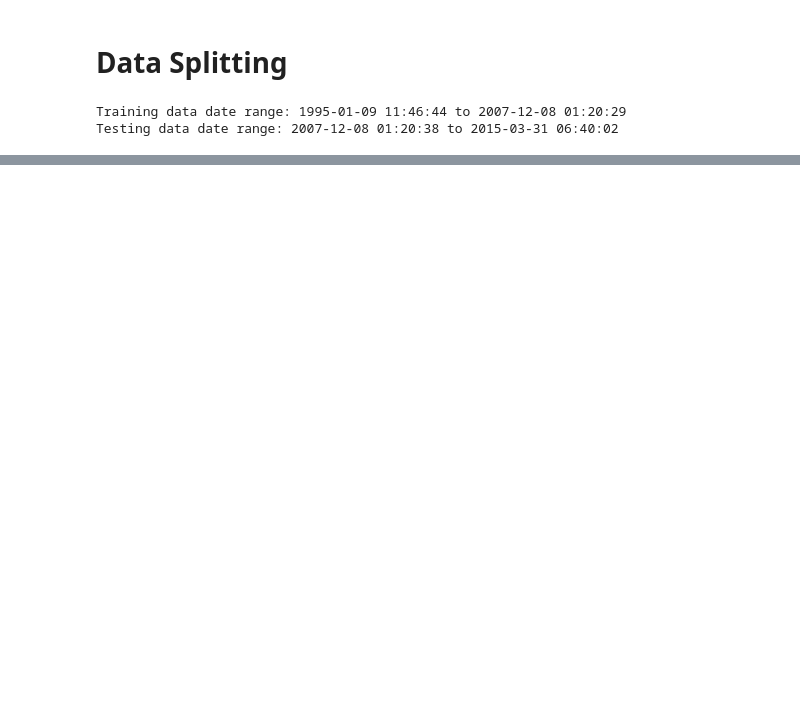
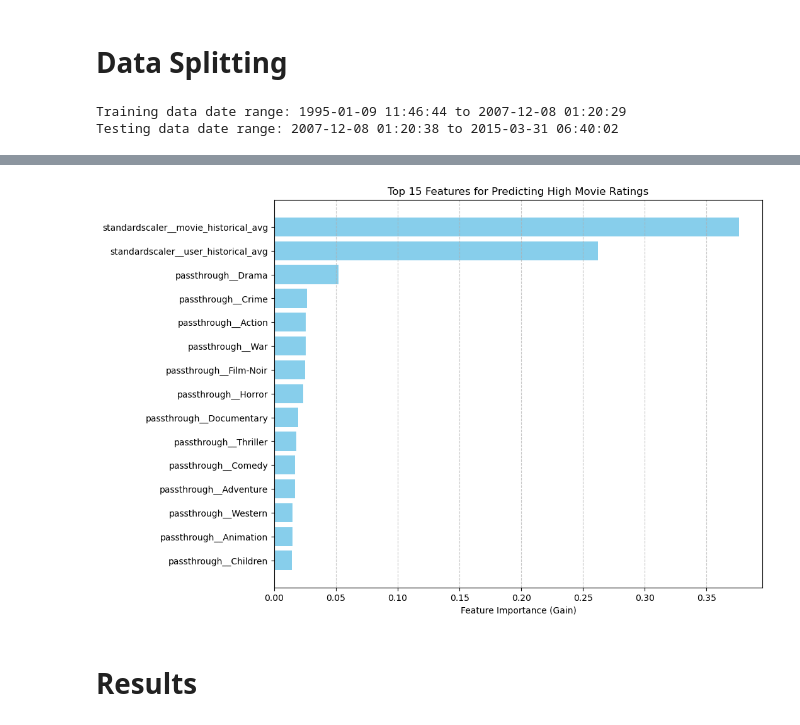
Before and after one commit to jentsang/predicting-high-rating-movies, a Jupyter notebook: notebooks/analysis.ipynb, the cells around one changed output, grey strips where cells are left out. Drawn from its saved outputs; the diff is of its cells as text; code cells hidden in the pictures; blank space fills up the shorter version.

```diff
--- a/notebooks/analysis.ipynb
+++ b/notebooks/analysis.ipynb
@@ -129,0 +182,6 @@ Note: Be aware of data leakage; can only use data that has already happened; can
+# %%
+# Fill NaNs with the mean from the training set
+train_mean_rating = X_train['rating'].mean()
+
+X_train['user_historical_avg'] = X_train['user_historical_avg'].fillna(train_mean_rating)
+X_train['movie_historical_avg'] = X_train['movie_historical_avg'].fillna(train_mean_rating)
@@ -129,0 +358,3 @@ Note: Be aware of data leakage; can only use data that has already happened; can
+# %%
+# fit the models
+pipe_lr.fit(X_train, y_train)
@@ -129,0 +379,2 @@ Note: Be aware of data leakage; can only use data that has already happened; can
+# %%
+pipe_xgb.fit(X_train, y_train)
@@ -129,0 +405,19 @@ Note: Be aware of data leakage; can only use data that has already happened; can
+# %%
+feature_names = pipe_xgb.named_steps['columntransformer'].get_feature_names_out()
+importances = pipe_xgb.named_steps['xgbclassifier'].feature_importances_
+
+importance_df = pd.DataFrame({
+    'Feature': feature_names,
+    'Importance': importances
+}).sort_values(by='Importance', ascending=False)
+
+plt.figure(figsize=(10, 8))
+plt.barh(importance_df['Feature'][:15][::-1], importance_df['Importance'][:15][::-1], color='skyblue')
+plt.xlabel('Feature Importance (Gain)')
+plt.title('Top 15 Features for Predicting High Movie Ratings')
+plt.grid(axis='x', linestyle='--', alpha=0.7)
+plt.show()
+# %% [output]
+[figure, added]
+# %% [markdown]
+# Results
```
Also changed, not shown: parts of 29 cells of this notebook.
